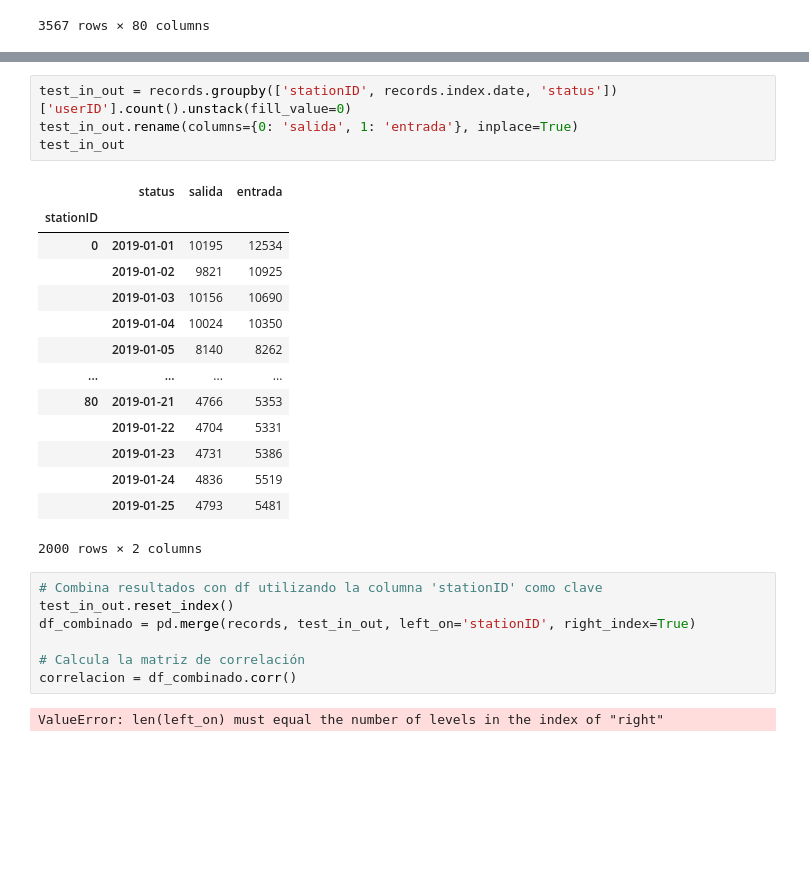
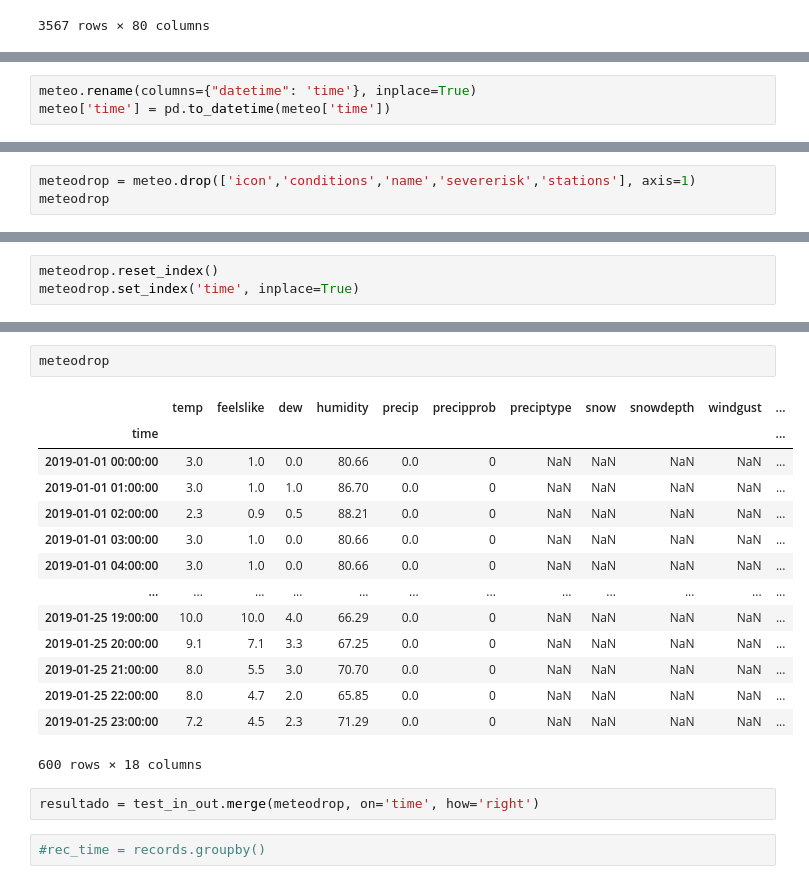
Before and after one commit to quiquecueto/TFM-Intelligent-Systems, a Jupyter notebook: TFM_project.ipynb, the cells around one changed output, grey strips where cells are left out. Saved outputs shown, nothing was run; the diff lists cells and outputs as text; blank space fills up the shorter version.

```diff
--- a/TFM_project.ipynb
+++ b/TFM_project.ipynb
@@ -234,0 +332,3 @@ test_in_out = records.groupby(['stationID', records.index.date, 'status'])['user
+# %%
+meteo.rename(columns={"datetime": 'time'}, inplace=True)
+meteo['time'] = pd.to_datetime(meteo['time'])
@@ -234,0 +389,3 @@ test_in_out = records.groupby(['stationID', records.index.date, 'status'])['user
+# %%
+meteodrop = meteo.drop(['icon','conditions','name','severerisk','stations'], axis=1)
+meteodrop
@@ -235,3 +406,6 @@ test_in_out = records.groupby(['stationID', records.index.date, 'status'])['user
+# %%
+meteodrop.reset_index()
+meteodrop.set_index('time', inplace=True)
 # %%
 test_in_out
 # %% [output]
@@ -252,28 +426,21 @@ test_in_out
-# %%
-test_in_out = records.groupby(['stationID', records.index.date, 'status'])['userID'].count().unstack(fill_value=0)
-test_in_out.rename(columns={0: 'salida', 1: 'entrada'}, inplace=True)
-test_in_out
-# %% [output]
-|  | status | salida | entrada |
-| stationID |  |  |  |
-| 0 | 2019-01-01 | 10195 | 12534 |
-|  | 2019-01-02 | 9821 | 10925 |
-|  | 2019-01-03 | 10156 | 10690 |
-|  | 2019-01-04 | 10024 | 10350 |
-|  | 2019-01-05 | 8140 | 8262 |
-| ... | ... | ... | ... |
-| 80 | 2019-01-21 | 4766 | 5353 |
-|  | 2019-01-22 | 4704 | 5331 |
-|  | 2019-01-23 | 4731 | 5386 |
-|  | 2019-01-24 | 4836 | 5519 |
-|  | 2019-01-25 | 4793 | 5481 |
-2000 rows × 2 columns
-# %%
-# Combina resultados con df utilizando la columna 'stationID' como clave
-test_in_out.reset_index()
-df_combinado = pd.merge(records, test_in_out, left_on='stationID', right_index=True)
-
-# Calcula la matriz de correlación
-correlacion = df_combinado.corr()
-# %% [output]
-ValueError: len(left_on) must equal the number of levels in the index of "right"
+# %%
+meteodrop
+# %% [output]
+|  | temp | feelslike | dew | humidity | precip | precipprob | preciptype | snow | snowdepth | windgust | ... |
+| time |  |  |  |  |  |  |  |  |  |  | ... |
+| 2019-01-01 00:00:00 | 3.0 | 1.0 | 0.0 | 80.66 | 0.0 | 0 | NaN | NaN | NaN | NaN | ... |
+| 2019-01-01 01:00:00 | 3.0 | 1.0 | 1.0 | 86.70 | 0.0 | 0 | NaN | NaN | NaN | NaN | ... |
+| 2019-01-01 02:00:00 | 2.3 | 0.9 | 0.5 | 88.21 | 0.0 | 0 | NaN | NaN | NaN | NaN | ... |
+| 2019-01-01 03:00:00 | 3.0 | 1.0 | 0.0 | 80.66 | 0.0 | 0 | NaN | NaN | NaN | NaN | ... |
+| 2019-01-01 04:00:00 | 3.0 | 1.0 | 0.0 | 80.66 | 0.0 | 0 | NaN | NaN | NaN | NaN | ... |
+| ... | ... | ... | ... | ... | ... | ... | ... | ... | ... | ... | ... |
+| 2019-01-25 19:00:00 | 10.0 | 10.0 | 4.0 | 66.29 | 0.0 | 0 | NaN | NaN | NaN | NaN | ... |
+| 2019-01-25 20:00:00 | 9.1 | 7.1 | 3.3 | 67.25 | 0.0 | 0 | NaN | NaN | NaN | NaN | ... |
+| 2019-01-25 21:00:00 | 8.0 | 5.5 | 3.0 | 70.70 | 0.0 | 0 | NaN | NaN | NaN | NaN | ... |
+| 2019-01-25 22:00:00 | 8.0 | 4.7 | 2.0 | 65.85 | 0.0 | 0 | NaN | NaN | NaN | NaN | ... |
+| 2019-01-25 23:00:00 | 7.2 | 4.5 | 2.3 | 71.29 | 0.0 | 0 | NaN | NaN | NaN | NaN | ... |
+600 rows × 18 columns
+# %%
+resultado = test_in_out.merge(meteodrop, on='time', how='right')
+# %%
+#rec_time = records.groupby()
```
Also changed, not shown: parts of 12 cells of this notebook.
